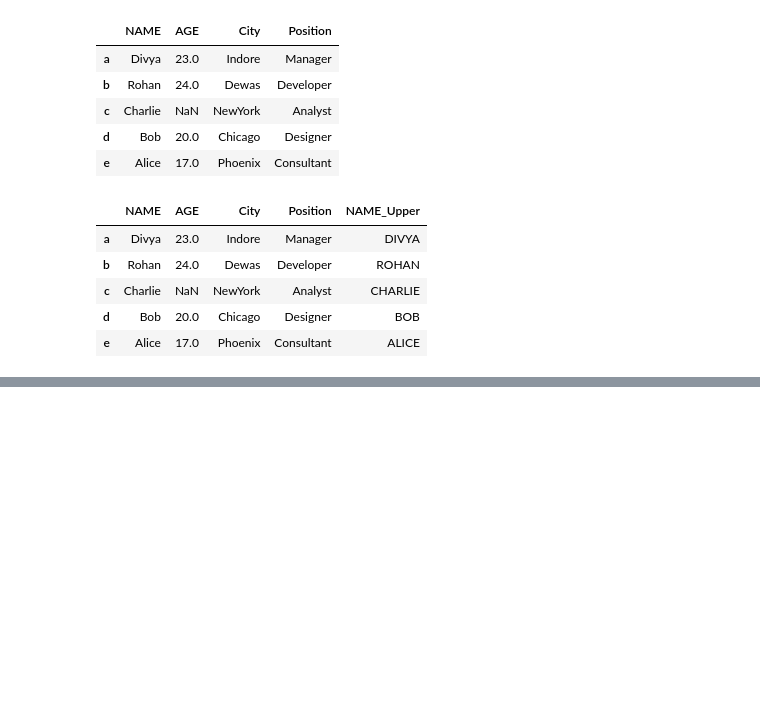
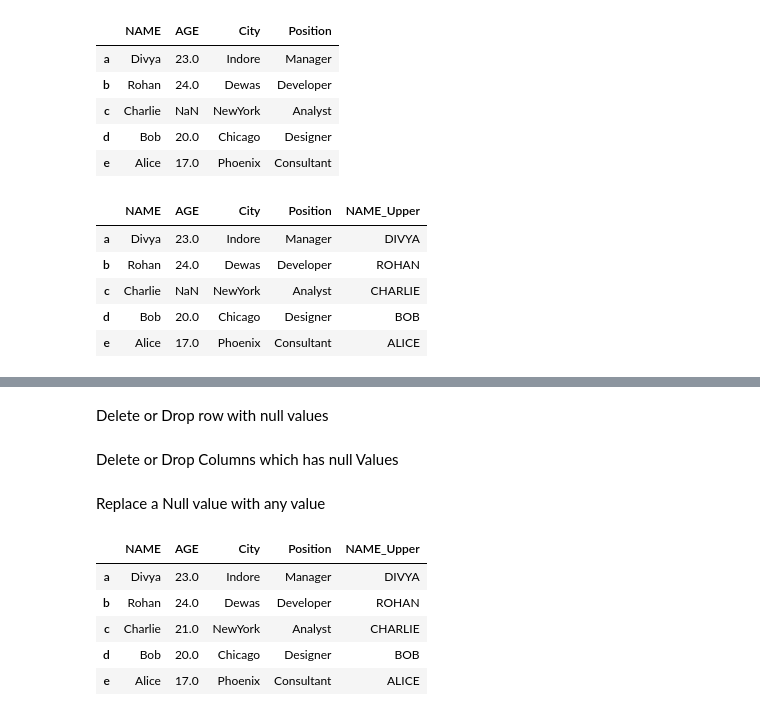
Before and after one commit to Divya23-jpg/Data-Engineering-Course, a Jupyter notebook: Python/Lecture 14 Pandas Fundamental and Data Loading/pandas.ipynb, the cells around one changed output, grey strips where cells are left out. Cells and saved outputs as stored; diff of their text form; code cells hidden in the pictures; blank space fills up the shorter version.

Commit message:
divya

```diff
--- a/Python/Lecture 14 Pandas Fundamental and Data Loading/pandas.ipynb
+++ b/Python/Lecture 14 Pandas Fundamental and Data Loading/pandas.ipynb
@@ -404,0 +416,2 @@ df
+# %% [markdown]
+Delete or Drop row with null values
@@ -404,0 +421,2 @@ df
+# %% [markdown]
+Delete or Drop Columns which has null Values
@@ -404,0 +427,13 @@ df
+# %% [markdown]
+Replace a Null value with any value
+# %%
+# Fill null valye by mean of the Age value
+df.fillna(df['AGE'].mean(),inplace=True)
+df
+# %% [output]
+|  | NAME | AGE | City | Position | NAME_Upper |
+| a | Divya | 23.0 | Indore | Manager | DIVYA |
+| b | Rohan | 24.0 | Dewas | Developer | ROHAN |
+| c | Charlie | 21.0 | NewYork | Analyst | CHARLIE |
+| d | Bob | 20.0 | Chicago | Designer | BOB |
+| e | Alice | 17.0 | Phoenix | Consultant | ALICE |
```
Also changed, not shown: parts of 6 cells of this notebook.
